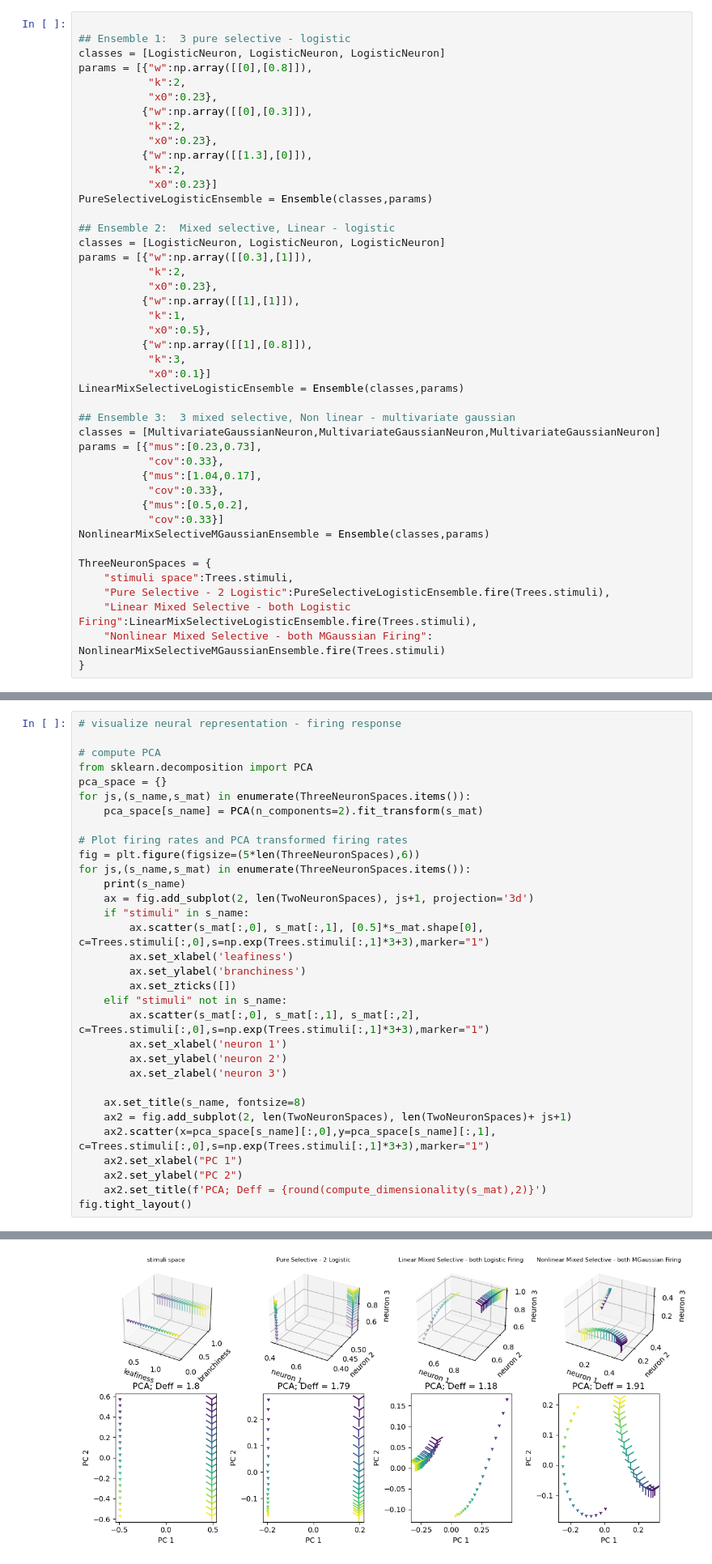
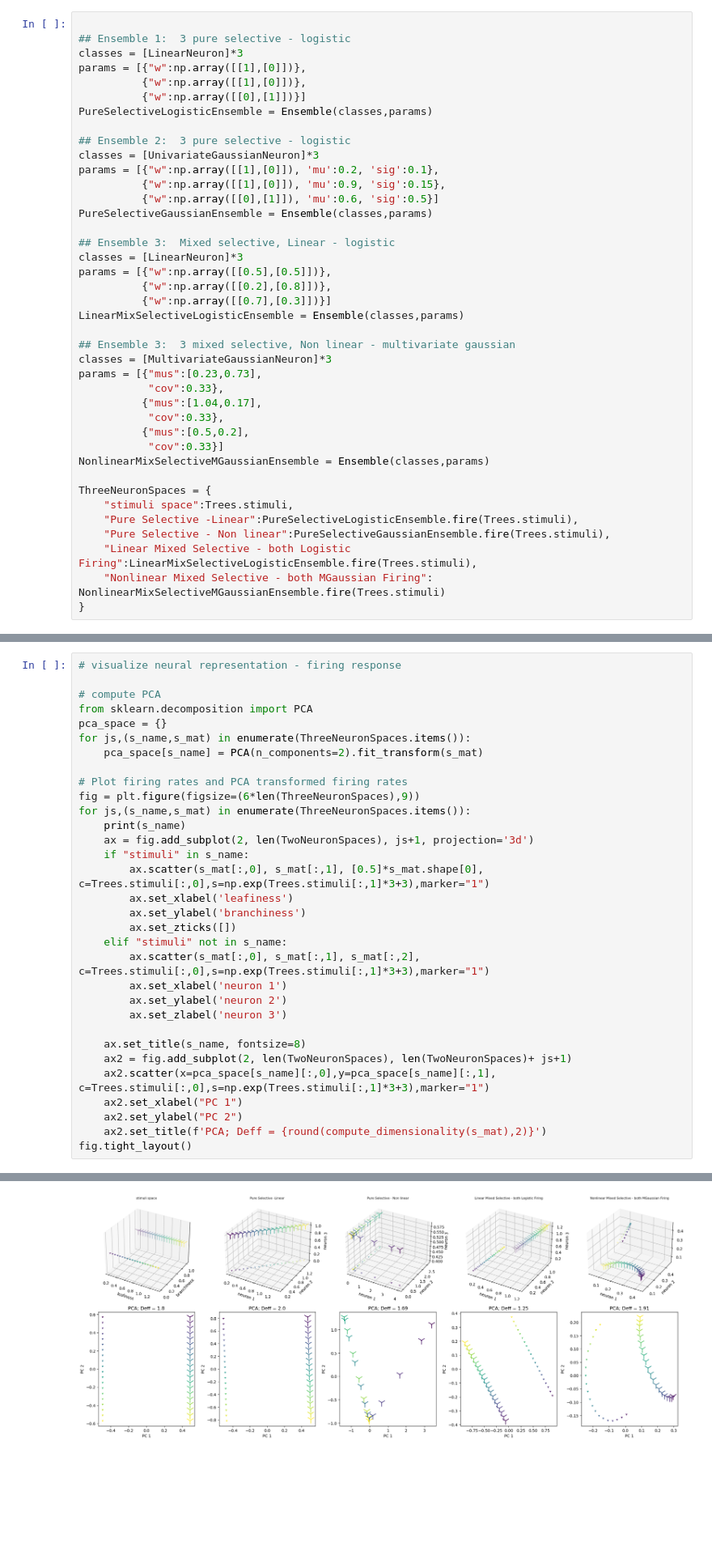
Before and after one commit to ZiluLiang/NeuralGeometry, a Jupyter notebook: DataDriven.ipynb, the cells around one changed output, grey strips where cells are left out. Shown at 81% size. Saved outputs shown, nothing was run; the diff lists cells and outputs as text; blank space fills up the shorter version.

Commit message:
Neural ensembles

```diff
--- a/DataDriven.ipynb
+++ b/DataDriven.ipynb
@@ -204,33 +204,28 @@ fig_fspace.tight_layout()
 # %%
 
 ## Ensemble 1:  3 pure selective - logistic
-classes = [LogisticNeuron, LogisticNeuron, LogisticNeuron]
-params = [{"w":np.array([[0],[0.8]]),
-           "k":2,
-           "x0":0.23},
-          {"w":np.array([[0],[0.3]]),
-           "k":2,
-           "x0":0.23},
-          {"w":np.array([[1.3],[0]]),
-           "k":2,
-           "x0":0.23}]
+classes = [LinearNeuron]*3
+params = [{"w":np.array([[1],[0]])},
+          {"w":np.array([[1],[0]])},
+          {"w":np.array([[0],[1]])}]
 PureSelectiveLogisticEnsemble = Ensemble(classes,params)
 
-## Ensemble 2:  Mixed selective, Linear - logistic
-classes = [LogisticNeuron, LogisticNeuron, LogisticNeuron]
-params = [{"w":np.array([[0.3],[1]]),
-           "k":2,
-           "x0":0.23},
-          {"w":np.array([[1],[1]]),
-           "k":1,
-           "x0":0.5},
-          {"w":np.array([[1],[0.8]]),
-           "k":3,
-           "x0":0.1}]
+## Ensemble 2:  3 pure selective - logistic
+classes = [UnivariateGaussianNeuron]*3
+params = [{"w":np.array([[1],[0]]), 'mu':0.2, 'sig':0.1},
+          {"w":np.array([[1],[0]]), 'mu':0.9, 'sig':0.15},
+          {"w":np.array([[0],[1]]), 'mu':0.6, 'sig':0.5}]
+PureSelectiveGaussianEnsemble = Ensemble(classes,params)
+
+## Ensemble 3:  Mixed selective, Linear - logistic
+classes = [LinearNeuron]*3
+params = [{"w":np.array([[0.5],[0.5]])},
+          {"w":np.array([[0.2],[0.8]])},
+          {"w":np.array([[0.7],[0.3]])}]
 LinearMixSelectiveLogisticEnsemble = Ensemble(classes,params)
 
 ## Ensemble 3:  3 mixed selective, Non linear - multivariate gaussian
-classes = [MultivariateGaussianNeuron,MultivariateGaussianNeuron,MultivariateGaussianNeuron]
+classes = [MultivariateGaussianNeuron]*3
 params = [{"mus":[0.23,0.73],
            "cov":0.33},
           {"mus":[1.04,0.17],
@@ -241,7 +236,8 @@ NonlinearMixSelectiveMGaussianEnsemble = Ensemble(classes,params)
 
 ThreeNeuronSpaces = {
     "stimuli space":Trees.stimuli,
-    "Pure Selective - 2 Logistic":PureSelectiveLogisticEnsemble.fire(Trees.stimuli),
+    "Pure Selective -Linear":PureSelectiveLogisticEnsemble.fire(Trees.stimuli),
+    "Pure Selective - Non linear":PureSelectiveGaussianEnsemble.fire(Trees.stimuli),
     "Linear Mixed Selective - both Logistic Firing":LinearMixSelectiveLogisticEnsemble.fire(Trees.stimuli),
     "Nonlinear Mixed Selective - both MGaussian Firing": NonlinearMixSelectiveMGaussianEnsemble.fire(Trees.stimuli)
 }
@@ -277,7 +274,7 @@ for js,(s_name,s_mat) in enumerate(ThreeNeuronSpaces.items()):
     pca_space[s_name] = PCA(n_components=2).fit_transform(s_mat)
 
 # Plot firing rates and PCA transformed firing rates
-fig = plt.figure(figsize=(5*len(ThreeNeuronSpaces),6))
+fig = plt.figure(figsize=(6*len(ThreeNeuronSpaces),9))
 for js,(s_name,s_mat) in enumerate(ThreeNeuronSpaces.items()):
     print(s_name)
     ax = fig.add_subplot(2, len(TwoNeuronSpaces), js+1, projection='3d')
@@ -305,6 +303,6 @@ Pure Selective - 2 Logistic
 Linear Mixed Selective - both Logistic Firing
 Nonlinear Mixed Selective - both MGaussian Firing
-[figure, old version]
+[figure, new version]
 # %%
 # Non linear dimensionality reduction
 
```
Also changed, not shown: parts of 3 cells of this notebook, 1 other file.
